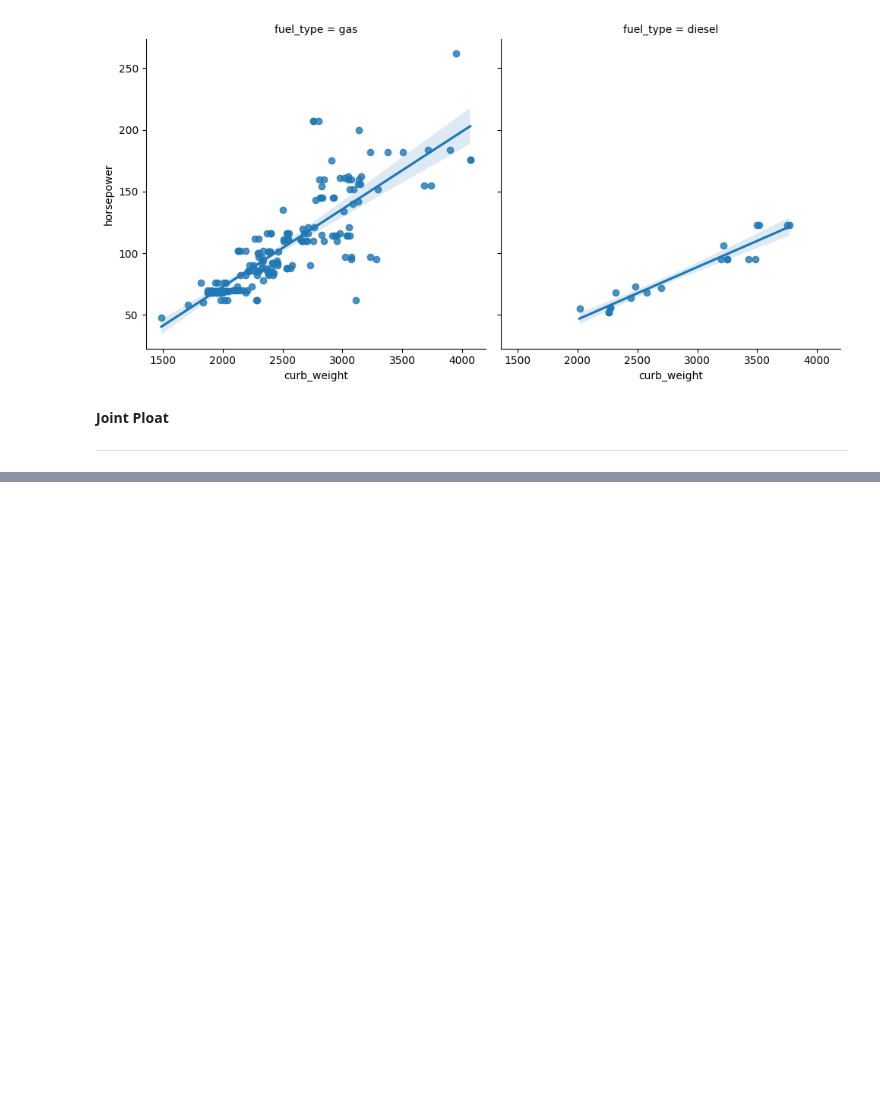
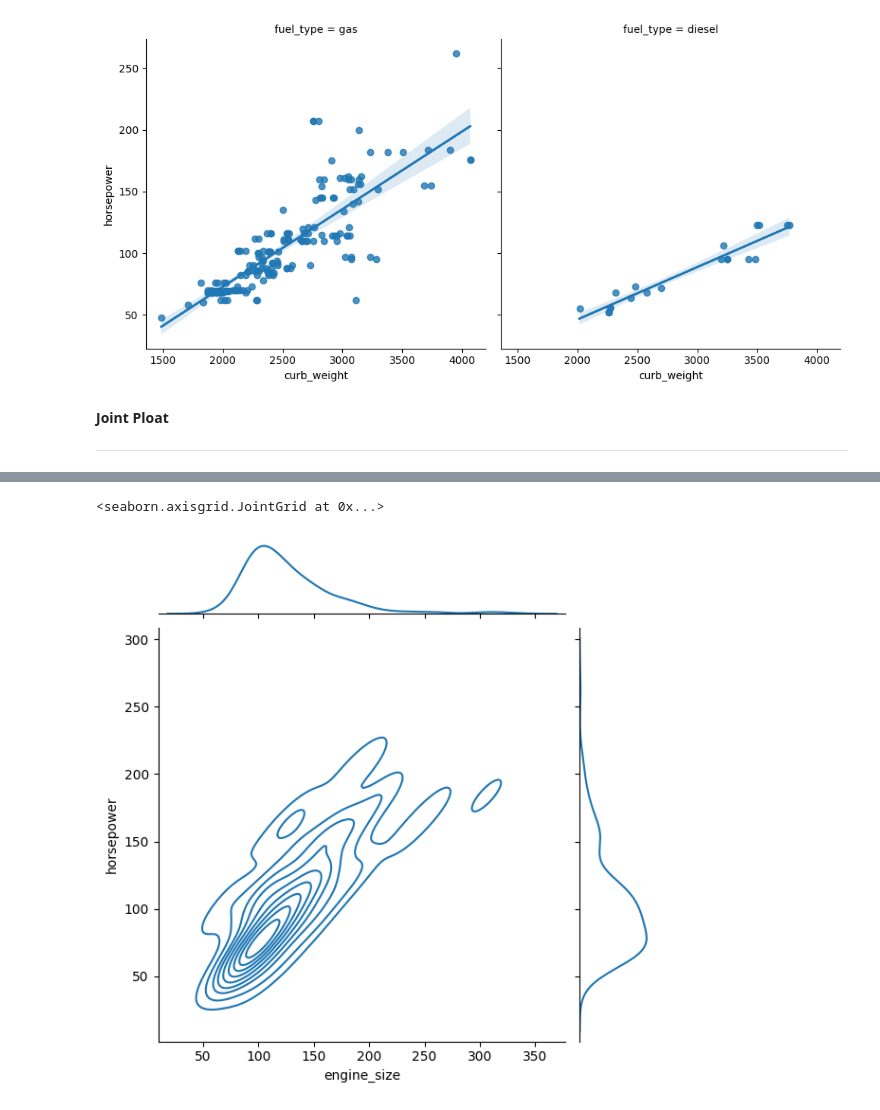
Before and after one commit to sumanthgm/Data_Science_Python, a Jupyter notebook: Practice_dataVisualization.ipynb, the cells around one changed output, grey strips where cells are left out. Drawn from its saved outputs; the diff is of its cells as text; code cells hidden in the pictures; blank space fills up the shorter version.

```diff
--- a/Practice_dataVisualization.ipynb
+++ b/Practice_dataVisualization.ipynb
@@ -334,0 +347,6 @@ sns.lmplot(data=data,x="curb_weight",y="horsepower",col="fuel_type")
+# %%
+# Colour scalling using in joint plot operation use (kind kde) function
+sns.jointplot(data=data,x="engine_size",y="horsepower",kind="kde")
+# %% [output]
+<seaborn.axisgrid.JointGrid at 0x...>
+[figure, added]
```
Also changed, not shown: parts of 17 cells of this notebook.
